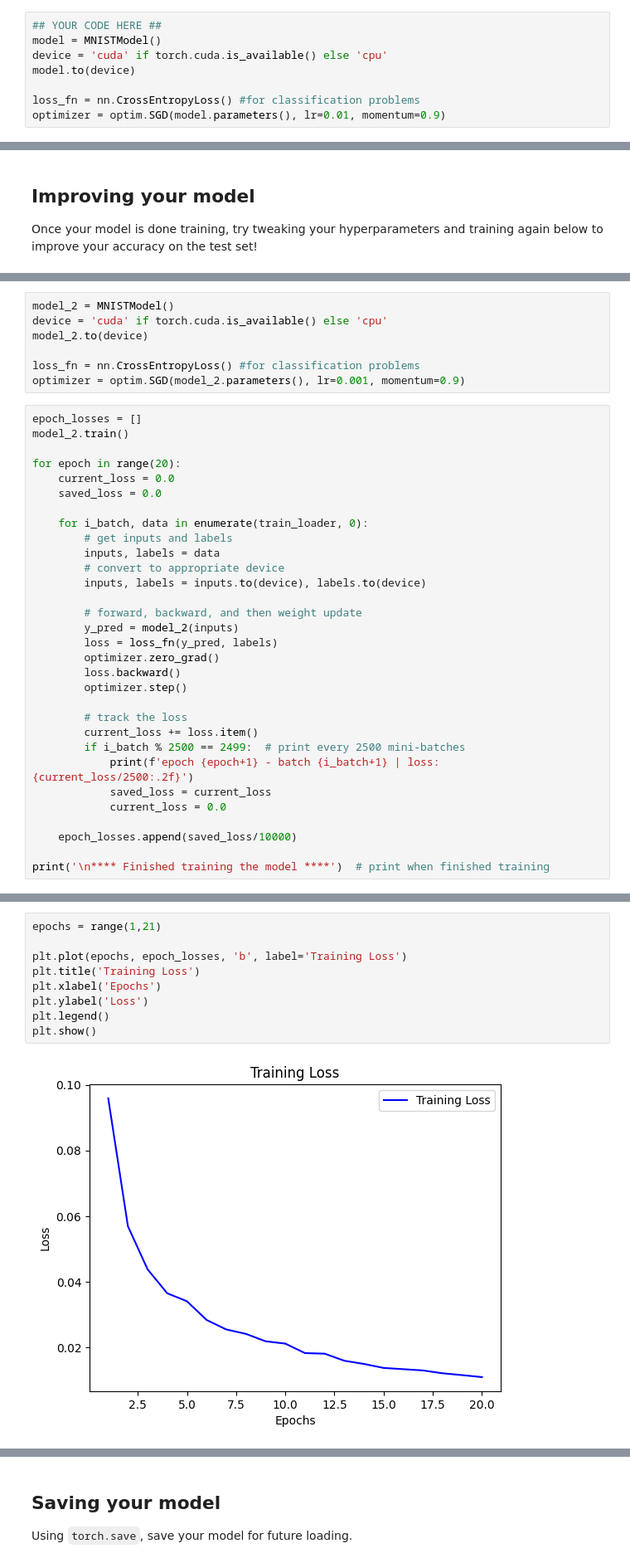
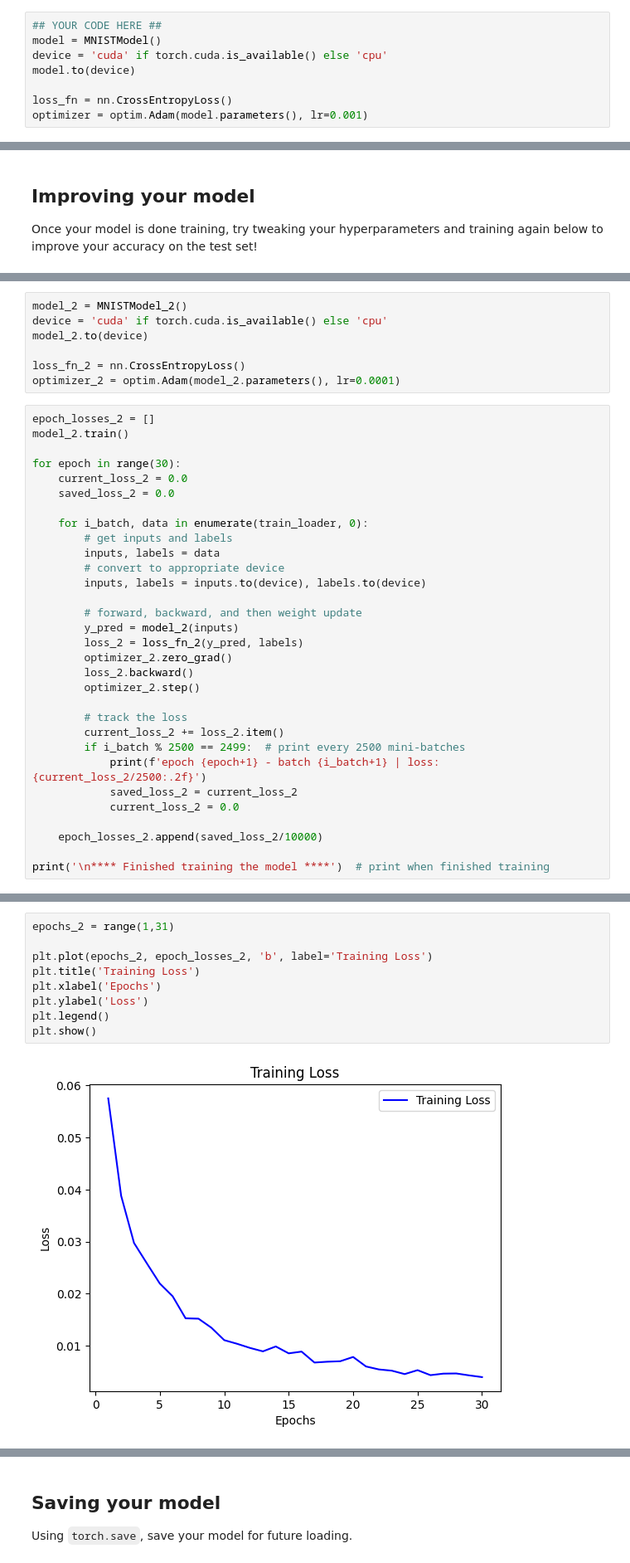
Before and after one commit to clinguist-hjkang/Deep-Learning, a Jupyter notebook: MNIST_digit_classifier/MNIST_Handwritten_Digits.ipynb, the cells around one changed output, grey strips where cells are left out. Shown: that part at 83% size. Cells and saved outputs as stored; diff of their text form.

Commit message:
modify the MNIST digit classifier project

```diff
--- a/MNIST_digit_classifier/MNIST_Handwritten_Digits.ipynb
+++ b/MNIST_digit_classifier/MNIST_Handwritten_Digits.ipynb
@@ -142,5 +195,5 @@ model = MNISTModel()
 device = 'cuda' if torch.cuda.is_available() else 'cpu'
 model.to(device)
 
-loss_fn = nn.CrossEntropyLoss() #for classification problems
-optimizer = optim.SGD(model.parameters(), lr=0.01, momentum=0.9)
+loss_fn = nn.CrossEntropyLoss()
+optimizer = optim.Adam(model.parameters(), lr=0.001)
@@ -246,17 +327,17 @@ Once your model is done training, try tweaking your hyperparameters and training
 # %%
-model_2 = MNISTModel()
+model_2 = MNISTModel_2()
 device = 'cuda' if torch.cuda.is_available() else 'cpu'
 model_2.to(device)
 
-loss_fn = nn.CrossEntropyLoss() #for classification problems
-optimizer = optim.SGD(model_2.parameters(), lr=0.001, momentum=0.9)
+loss_fn_2 = nn.CrossEntropyLoss()
+optimizer_2 = optim.Adam(model_2.parameters(), lr=0.0001)
 # %%
-epoch_losses = []
+epoch_losses_2 = []
 model_2.train()
 
-for epoch in range(20):
-    current_loss = 0.0
-    saved_loss = 0.0
+for epoch in range(30):
+    current_loss_2 = 0.0
+    saved_loss_2 = 0.0
 
     for i_batch, data in enumerate(train_loader, 0):
         # get inputs and labels
@@ -266,19 +347,19 @@ for epoch in range(20):
 
         # forward, backward, and then weight update
         y_pred = model_2(inputs)
-        loss = loss_fn(y_pred, labels)
-        optimizer.zero_grad()
-        loss.backward()
-        optimizer.step()
+        loss_2 = loss_fn_2(y_pred, labels)
+        optimizer_2.zero_grad()
+        loss_2.backward()
+        optimizer_2.step()
 
         # track the loss
-        current_loss += loss.item()
+        current_loss_2 += loss_2.item()
         if i_batch % 2500 == 2499:  # print every 2500 mini-batches
-            print(f'epoch {epoch+1} - batch {i_batch+1} | loss: {current_loss/2500:.2f}')
-            saved_loss = current_loss
-            current_loss = 0.0
+            print(f'epoch {epoch+1} - batch {i_batch+1} | loss: {current_loss_2/2500:.2f}')
+            saved_loss_2 = current_loss_2
+            current_loss_2 = 0.0
 
-    epoch_losses.append(saved_loss/10000)
+    epoch_losses_2.append(saved_loss_2/10000)
 
 print('\n**** Finished training the model ****')  # print when finished training
 # %% [output]
@@ -300,14 +381,14 @@ epoch 20 - batch 10000 | loss: 0.04
 
 **** Finished training the model ****
 # %%
-epochs = range(1,21)
+epochs_2 = range(1,31)
 
-plt.plot(epochs, epoch_losses, 'b', label='Training Loss')
+plt.plot(epochs_2, epoch_losses_2, 'b', label='Training Loss')
 plt.title('Training Loss')
 plt.xlabel('Epochs')
 plt.ylabel('Loss')
 plt.legend()
 plt.show()
 # %% [output]
-[figure, old version]
+[figure, new version]
 # %%
```
Also changed, not shown: parts of 14 cells of this notebook, 1 other file.
